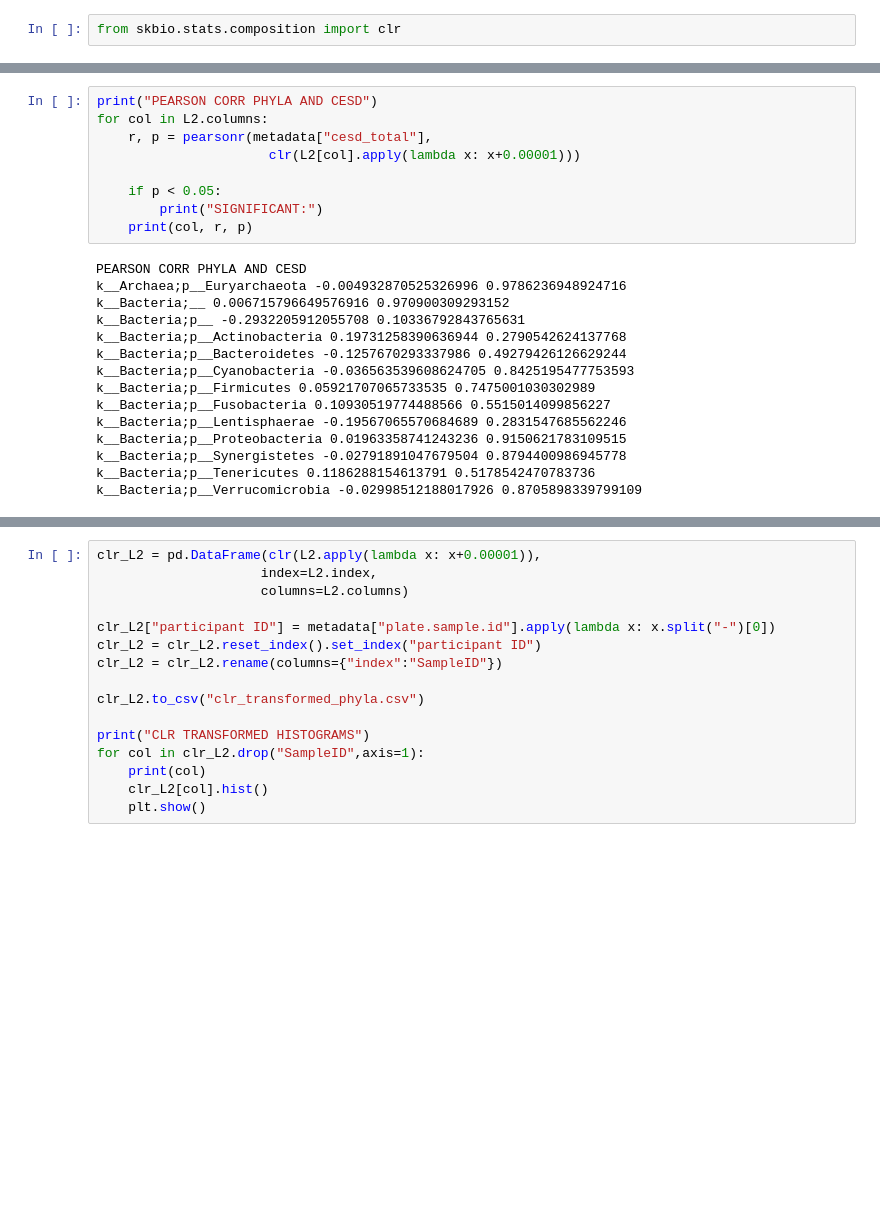
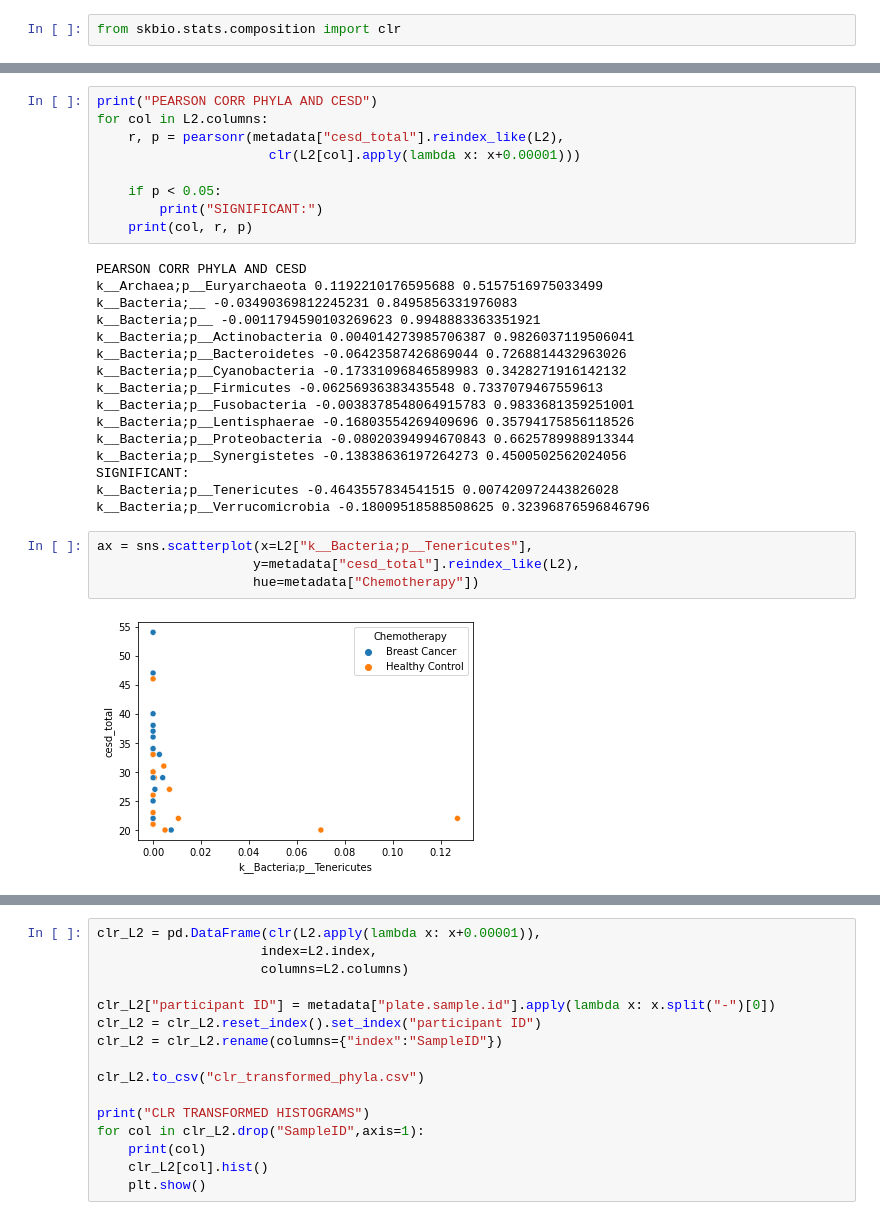
Before and after one commit to sterrettJD/Chemobrain, a Jupyter notebook: Reanalyze-after-blooms-removed.ipynb, the cells around one changed output, grey strips where cells are left out. Cells and saved outputs as stored; diff of their text form; blank space fills up the shorter version.

```diff
--- a/Reanalyze-after-blooms-removed.ipynb
+++ b/Reanalyze-after-blooms-removed.ipynb
@@ -552,7 +554,7 @@ k__Bacteria;p__Verrucomicrobia 0.0032298423488376846 0.9860027596500022
 # %%
 print("PEARSON CORR PHYLA AND CESD")
 for col in L2.columns:
-    r, p = pearsonr(metadata["cesd_total"],
+    r, p = pearsonr(metadata["cesd_total"].reindex_like(L2),
                       clr(L2[col].apply(lambda x: x+0.00001)))
 
     if p < 0.05:
@@ -560,16 +562,23 @@ for col in L2.columns:
     print(col, r, p)
 # %% [output]
 PEARSON CORR PHYLA AND CESD
-k__Archaea;p__Euryarchaeota -0.004932870525326996 0.9786236948924716
-k__Bacteria;__ 0.006715796649576916 0.970900309293152
-k__Bacteria;p__ -0.2932205912055708 0.10336792843765631
-k__Bacteria;p__Actinobacteria 0.19731258390636944 0.2790542624137768
-k__Bacteria;p__Bacteroidetes -0.1257670293337986 0.49279426126629244
-k__Bacteria;p__Cyanobacteria -0.036563539608624705 0.8425195477753593
-k__Bacteria;p__Firmicutes 0.05921707065733535 0.7475001030302989
-k__Bacteria;p__Fusobacteria 0.10930519774488566 0.5515014099856227
-k__Bacteria;p__Lentisphaerae -0.19567065570684689 0.2831547685562246
-k__Bacteria;p__Proteobacteria 0.01963358741243236 0.9150621783109515
-k__Bacteria;p__Synergistetes -0.02791891047679504 0.8794400986945778
-k__Bacteria;p__Tenericutes 0.1186288154613791 0.5178542470783736
-k__Bacteria;p__Verrucomicrobia -0.02998512188017926 0.8705898339799109
+k__Archaea;p__Euryarchaeota 0.1192210176595688 0.5157516975033499
+k__Bacteria;__ -0.03490369812245231 0.8495856331976083
+k__Bacteria;p__ -0.0011794590103269623 0.9948883363351921
+k__Bacteria;p__Actinobacteria 0.004014273985706387 0.9826037119506041
+k__Bacteria;p__Bacteroidetes -0.06423587426869044 0.7268814432963026
+k__Bacteria;p__Cyanobacteria -0.17331096846589983 0.3428271916142132
+k__Bacteria;p__Firmicutes -0.06256936383435548 0.7337079467559613
+k__Bacteria;p__Fusobacteria -0.0038378548064915783 0.9833681359251001
+k__Bacteria;p__Lentisphaerae -0.16803554269409696 0.35794175856118526
+k__Bacteria;p__Proteobacteria -0.08020394994670843 0.6625789988913344
+k__Bacteria;p__Synergistetes -0.13838636197264273 0.4500502562024056
+SIGNIFICANT:
+k__Bacteria;p__Tenericutes -0.4643557834541515 0.007420972443826028
+k__Bacteria;p__Verrucomicrobia -0.18009518588508625 0.32396876596846796
+# %%
+ax = sns.scatterplot(x=L2["k__Bacteria;p__Tenericutes"],
+                    y=metadata["cesd_total"].reindex_like(L2),
+                    hue=metadata["Chemotherapy"])
+# %% [output]
+[figure, added]
```
Also changed, not shown: parts of 20 cells of this notebook.
